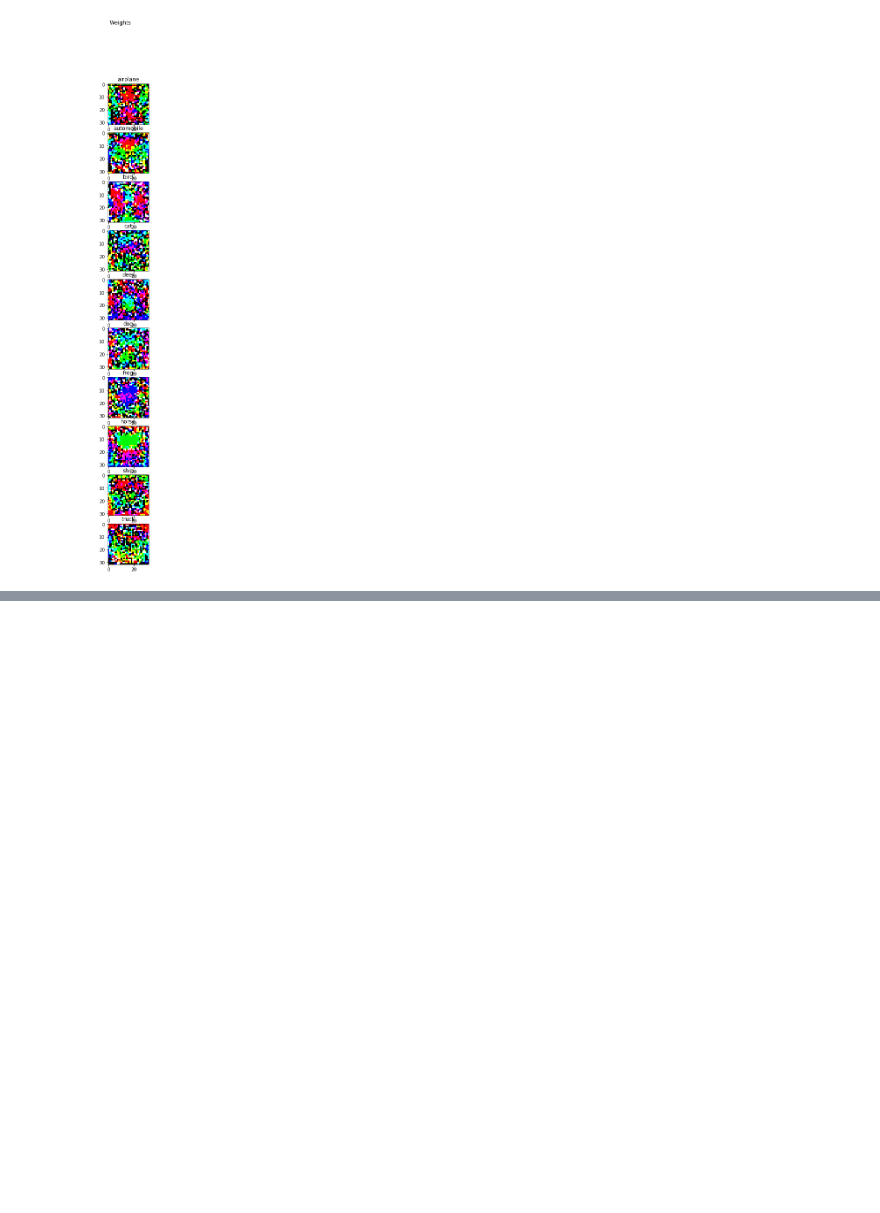
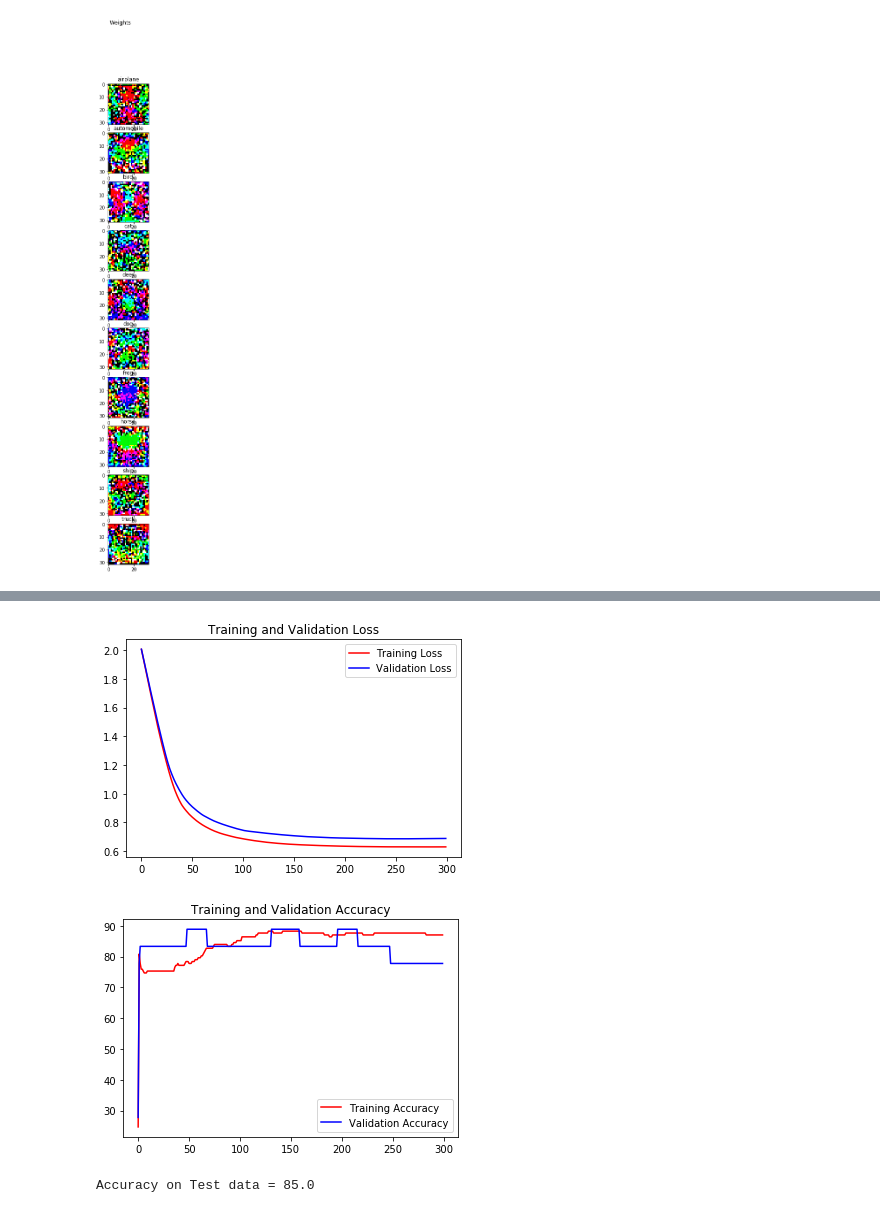
Before and after one commit to srbhchandra/NN_learn, a Jupyter notebook: SVM classification.ipynb, the cells around one changed output, grey strips where cells are left out. Drawn from its saved outputs; the diff is of its cells as text; code cells hidden in the pictures; blank space fills up the shorter version.

```diff
--- a/SVM classification.ipynb
+++ b/SVM classification.ipynb
@@ -359,0 +399,6 @@ Bias =  [-0.05980065 -0.10953131  0.17520425  0.20756812  0.17557579  0.15925027
+# %%
+num_epochs = 300
+svm = SVMClassification()
+svm.train(X_train, y_train, num_epochs=num_epochs, X_val=X_val, y_val=y_val, learning_rate=0.01, delta=1,
+         enable_regularization=True, regularization_rate=0.1)
+# %% [output]
@@ -359,0 +408,7 @@ Bias =  [-0.05980065 -0.10953131  0.17520425  0.20756812  0.17557579  0.15925027
+[figure, added]
+[figure, added]
+# %%
+y_pred = svm.predict(X_test)
+print("Accuracy on Test data = {}".format(svm.get_accuracy(y_test, y_pred)))
+# %% [output]
+Accuracy on Test data = 85.0
```
Also changed, not shown: parts of 9 cells of this notebook, 3 other files.
